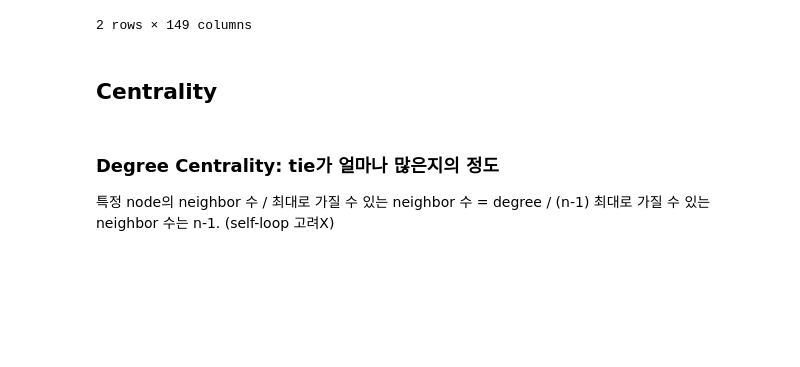
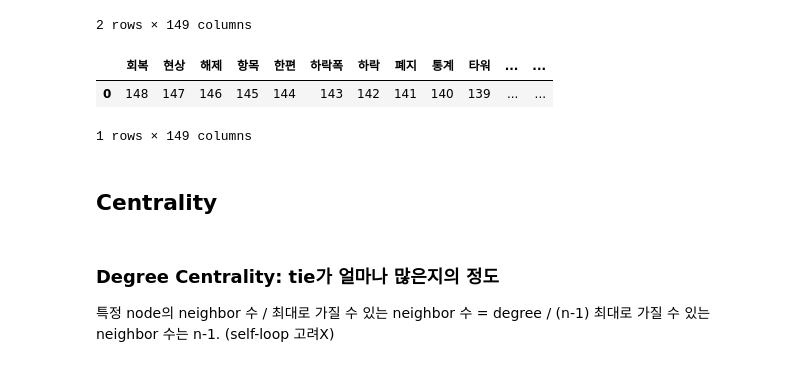
Before and after one commit to reejungkim/GraphTheory, a Jupyter notebook: NetworkX.ipynb, the cells around one changed output. Cells and saved outputs as stored; diff of their text form; code cells hidden in the pictures; blank space fills up the shorter version.

Commit message:
Add tfidfvectorizer sklearn

```diff
--- a/NetworkX.ipynb
+++ b/NetworkX.ipynb
@@ -259,3 +247,13 @@ def tfidf(t, d):
+# %%
+from sklearn.feature_extraction.text import TfidfVectorizer
+
+tfidfv = TfidfVectorizer().fit(corpus)
+#pd.DataFrame(tfidfv.transform(corpus).toarray())
+pd.DataFrame(tfidfv.vocabulary_, index=[0]).transpose().sort_values(by=0, ascending =False).transpose()
+# %% [output]
+|  | 회복 | 현상 | 해제 | 항목 | 한편 | 하락폭 | 하락 | 폐지 | 통계 | 타워 | ... | ... |
+| 0 | 148 | 147 | 146 | 145 | 144 | 143 | 142 | 141 | 140 | 139 | ... | ... |
+1 rows × 149 columns
 # %% [markdown]
 ## Centrality
 # %% [markdown]
```
Also changed, not shown: parts of 1 cell of this notebook.
